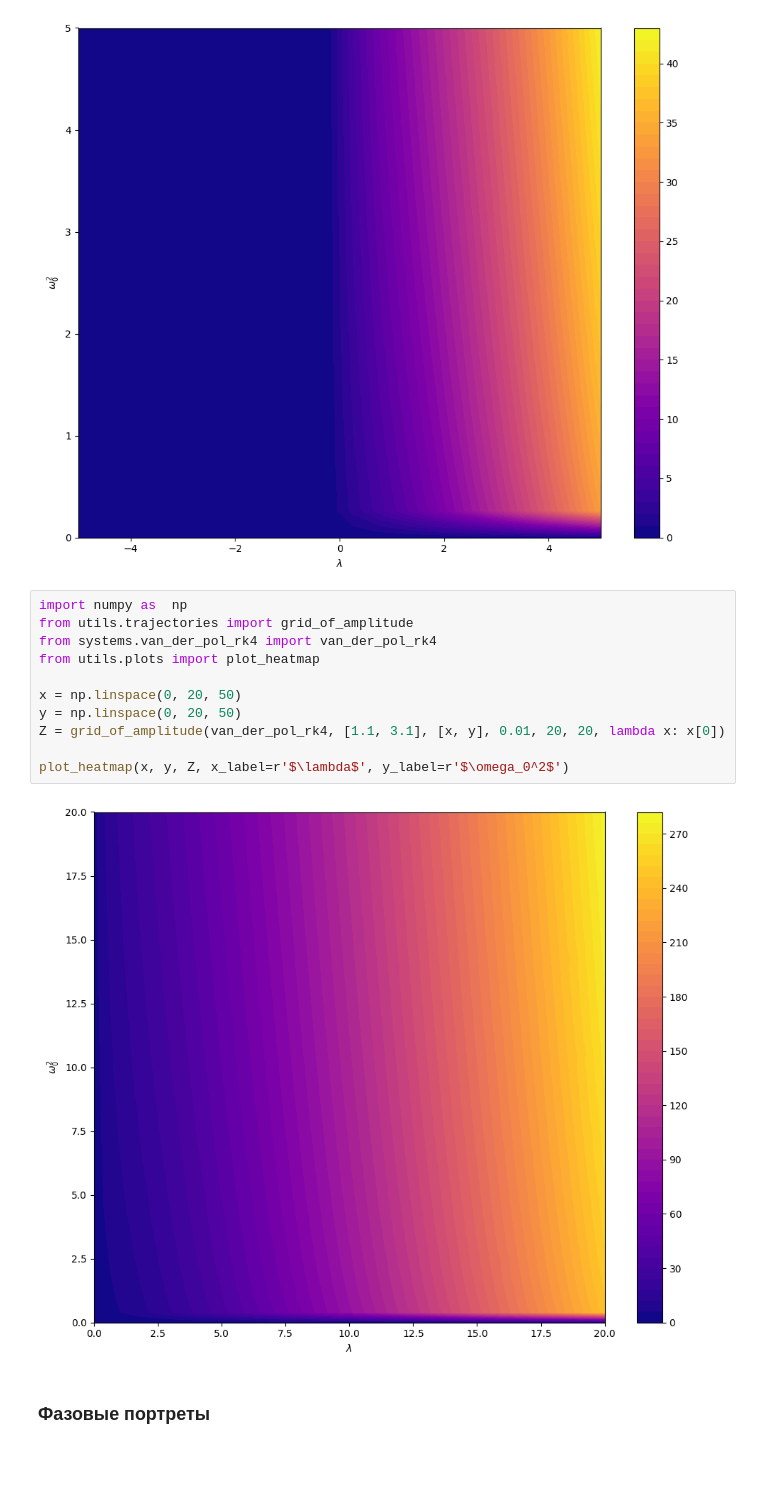
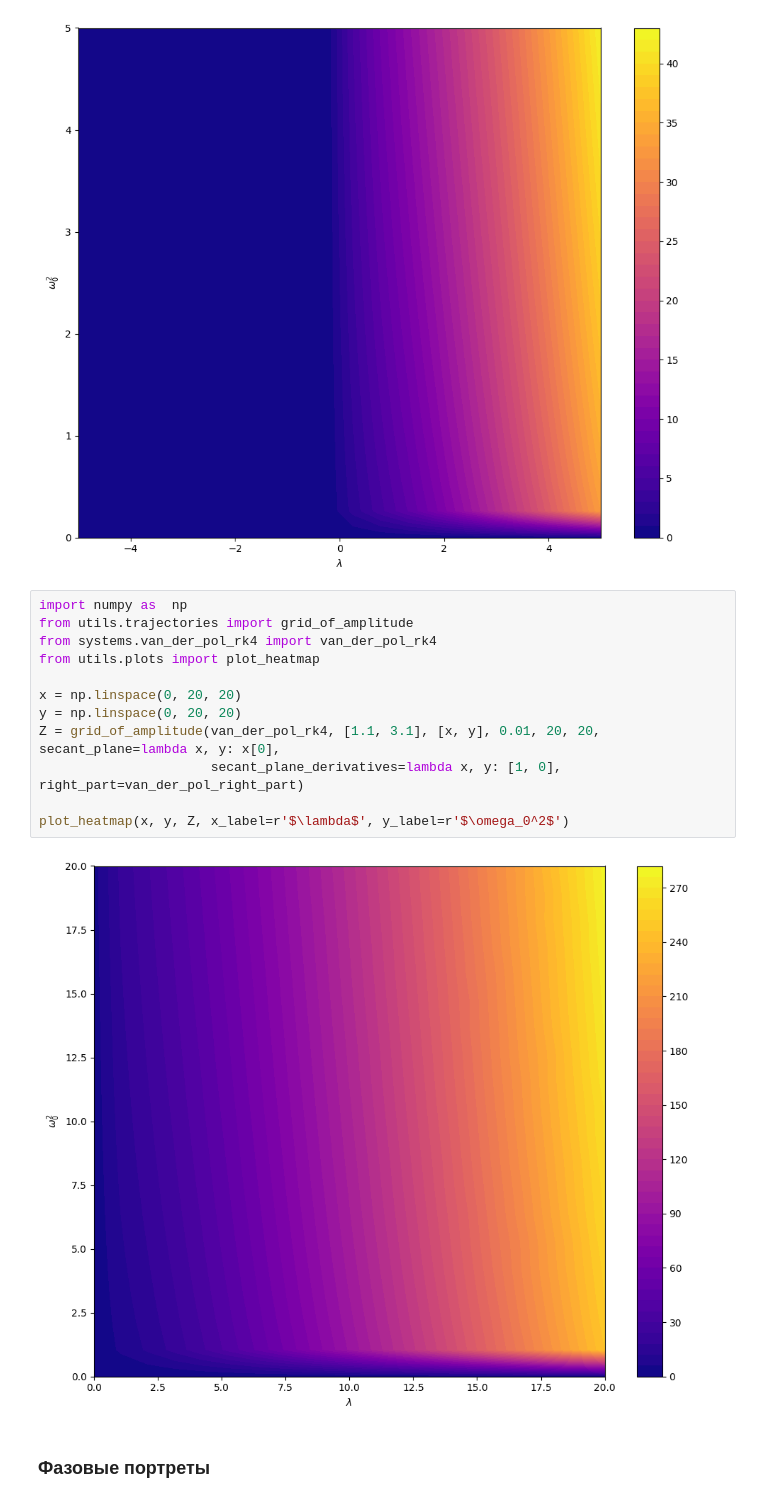
Before and after one commit to FFG99/neuromap_sync, a Jupyter notebook: explore/single_van_der_pol_dynamics.ipynb, the cells around one changed output. Drawn from its saved outputs; the diff is of its cells as text; blank space fills up the shorter version.

```diff
--- a/explore/single_van_der_pol_dynamics.ipynb
+++ b/explore/single_van_der_pol_dynamics.ipynb
@@ -116,16 +118,17 @@ plot_heatmap(x, y, Z, x_label=r'$\lambda$', y_label=r'$\omega_0^2$')
 # %%
 import numpy as  np
 from utils.trajectories import grid_of_amplitude
 from systems.van_der_pol_rk4 import van_der_pol_rk4
 from utils.plots import plot_heatmap
 
-x = np.linspace(0, 20, 50)
-y = np.linspace(0, 20, 50)
-Z = grid_of_amplitude(van_der_pol_rk4, [1.1, 3.1], [x, y], 0.01, 20, 20, lambda x: x[0])
+x = np.linspace(0, 20, 20)
+y = np.linspace(0, 20, 20)
+Z = grid_of_amplitude(van_der_pol_rk4, [1.1, 3.1], [x, y], 0.01, 20, 20, secant_plane=lambda x, y: x[0],
+                      secant_plane_derivatives=lambda x, y: [1, 0], right_part=van_der_pol_right_part)
 
 plot_heatmap(x, y, Z, x_label=r'$\lambda$', y_label=r'$\omega_0^2$')
 # %% [output]
-[figure, old version]
+[figure, new version]
 # %% [markdown]
 ### Фазовые портреты
 # %%
```
Also changed, not shown: parts of 1 cell of this notebook, 5 other files.
